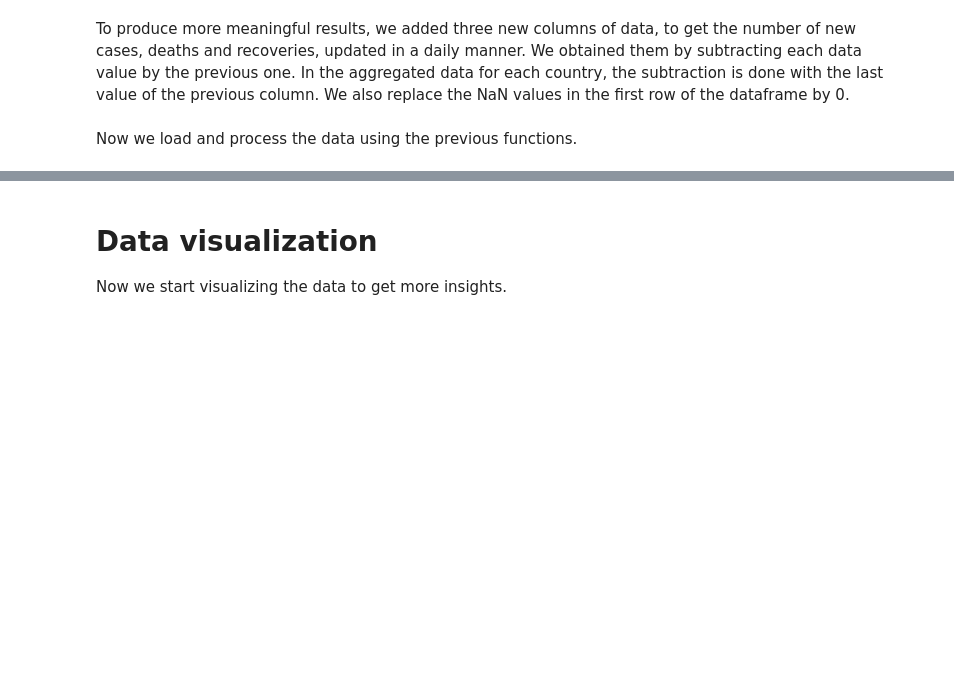
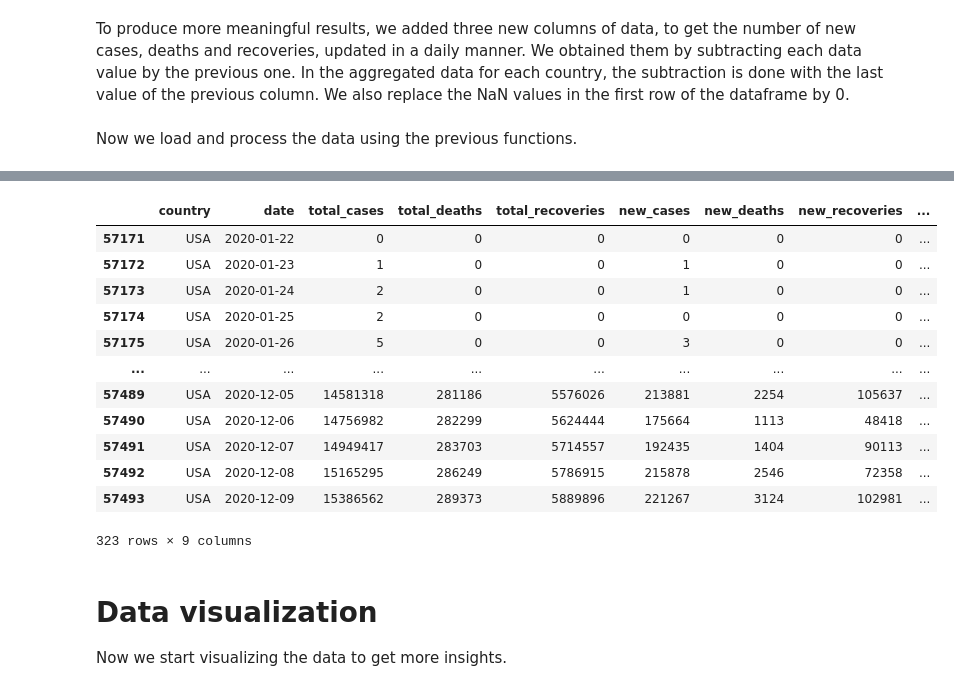
Before and after one commit to carlosperezm/covid_time_series, a Jupyter notebook: covid_time_series.ipynb, the cells around one changed output, grey strips where cells are left out. Drawn from its saved outputs; the diff is of its cells as text; code cells hidden in the pictures; blank space fills up the shorter version.

```diff
--- a/covid_time_series.ipynb
+++ b/covid_time_series.ipynb
@@ -108,3 +113,19 @@ full_data
+# %%
+full_data[full_data["country"].eq("USA")]
+# %% [output]
+|  | country | date | total_cases | total_deaths | total_recoveries | new_cases | new_deaths | new_recoveries | ... |
+| 57171 | USA | 2020-01-22 | 0 | 0 | 0 | 0 | 0 | 0 | ... |
+| 57172 | USA | 2020-01-23 | 1 | 0 | 0 | 1 | 0 | 0 | ... |
+| 57173 | USA | 2020-01-24 | 2 | 0 | 0 | 1 | 0 | 0 | ... |
+| 57174 | USA | 2020-01-25 | 2 | 0 | 0 | 0 | 0 | 0 | ... |
+| 57175 | USA | 2020-01-26 | 5 | 0 | 0 | 3 | 0 | 0 | ... |
+| ... | ... | ... | ... | ... | ... | ... | ... | ... | ... |
+| 57489 | USA | 2020-12-05 | 14581318 | 281186 | 5576026 | 213881 | 2254 | 105637 | ... |
+| 57490 | USA | 2020-12-06 | 14756982 | 282299 | 5624444 | 175664 | 1113 | 48418 | ... |
+| 57491 | USA | 2020-12-07 | 14949417 | 283703 | 5714557 | 192435 | 1404 | 90113 | ... |
+| 57492 | USA | 2020-12-08 | 15165295 | 286249 | 5786915 | 215878 | 2546 | 72358 | ... |
+| 57493 | USA | 2020-12-09 | 15386562 | 289373 | 5889896 | 221267 | 3124 | 102981 | ... |
+323 rows × 9 columns
 # %% [markdown]
 # Data visualization
 Now we start visualizing the data to get more insights.
```
Also changed, not shown: parts of 24 cells of this notebook.
